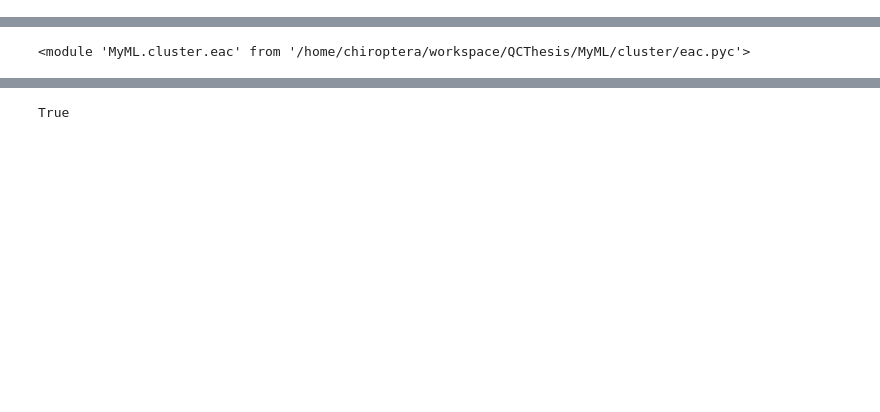
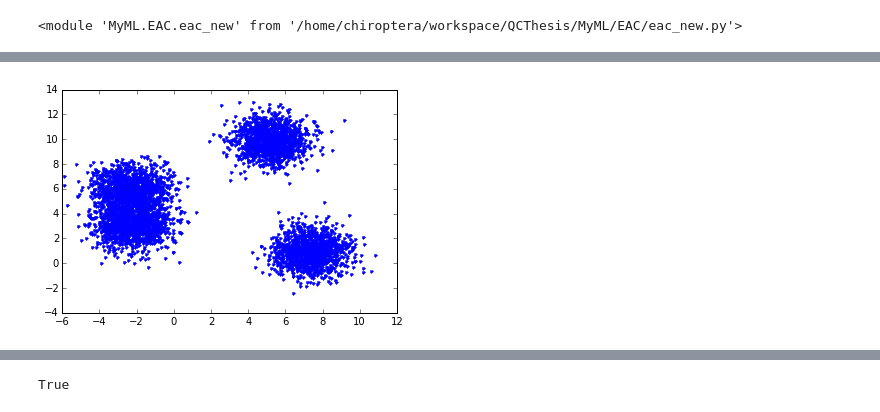
Before and after one commit to diogo-aos/QCThesis, a Jupyter notebook: notebooks/Untitled1.ipynb, the cells around one changed output, grey strips where cells are left out. Cells and saved outputs as stored; diff of their text form; code cells hidden in the pictures; blank space fills up the shorter version.

```diff
--- a/notebooks/Untitled1.ipynb
+++ b/notebooks/Untitled1.ipynb
@@ -8,9 +13,19 @@ import MyML.helper.partition as myEacPart
+# %%
+reload(myEacFull)
+reload(myEacPart)
+reload(myEacSp)
+reload(myEac)
+reload(myNewEac)
+# %% [output]
+<module 'MyML.EAC.eac_new' from '/home/chiroptera/workspace/QCThesis/MyML/EAC/eac_new.py'>
 # %%
 from sklearn.datasets import make_blobs
 
-n_samples = 2000
-data,gt = make_blobs(n_samples)
+n_samples = 5000
+data,gt = make_blobs(n_samples, centers=4)
 %time data = data.astype(np.float32)
+
+plt.plot(data[:,0], data[:,1], '.')
 
 generator = myKM.K_Means()
 generator._MAX_THREADS_BLOCK = 256
@@ -23,7 +38 @@ Wall time: 1.61 s
+[figure, added]
-# %%
-reload(myEacFull)
-reload(myEacPart)
-reload(myEacSp)
-reload(myEac)
-# %% [output]
-<module 'MyML.cluster.eac' from '/home/chiroptera/workspace/QCThesis/MyML/cluster/eac.pyc'>
```
Also changed, not shown: parts of 45 cells of this notebook, 5 other files.
